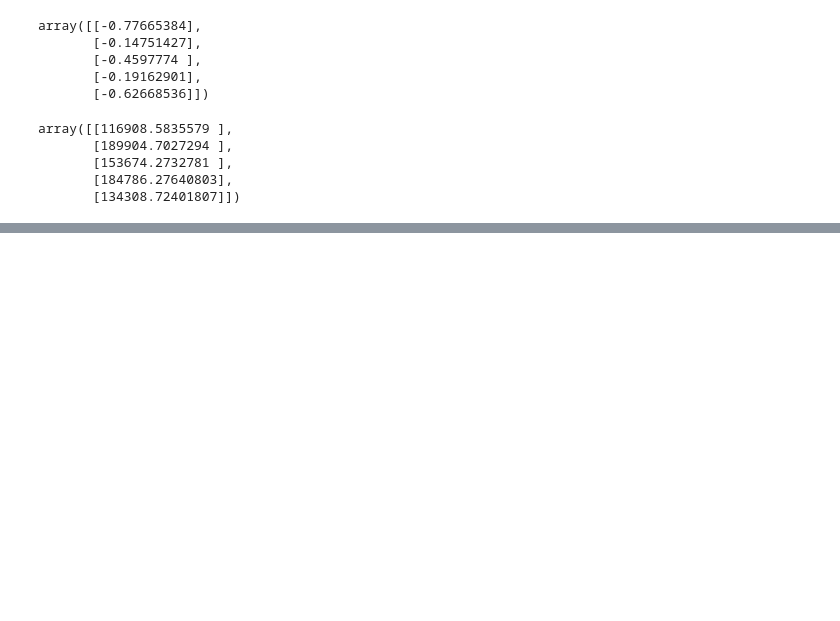
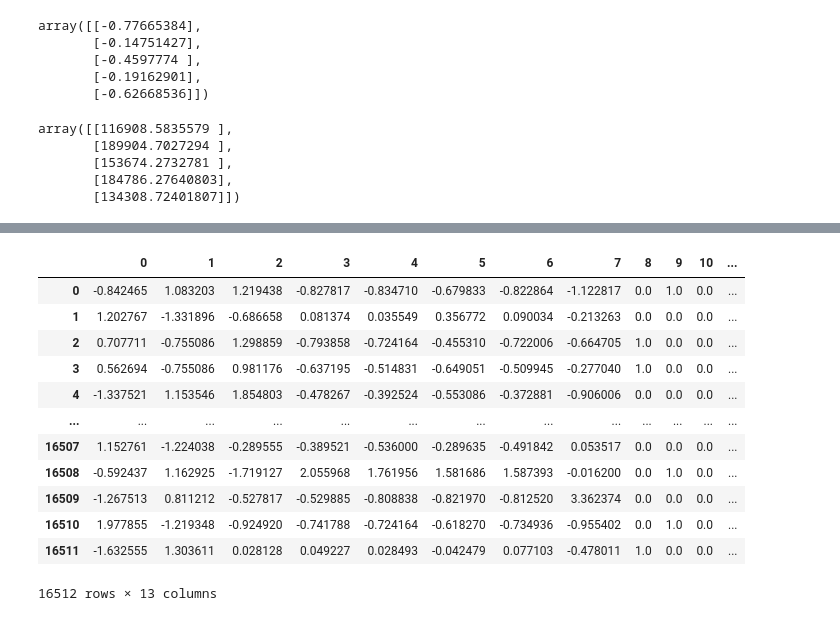
Before and after one commit to misrapk/Complete-Data-Science-and-ML-Preparation, a Jupyter notebook: Projects/01HousingPrice.ipynb, the cells around one changed output, grey strips where cells are left out. Cells and saved outputs as stored; diff of their text form; code cells hidden in the pictures; blank space fills up the shorter version.

```diff
--- a/Projects/01HousingPrice.ipynb
+++ b/Projects/01HousingPrice.ipynb
@@ -653,0 +673,21 @@ array([[116908.5835579 ],
+# %%
+#single transformer to handle both categorical and numerical columns
+"""Use ColumnTransformer == it apply num and cat pipeline"""
+from sklearn.compose import ColumnTransformer
+from sklearn.pipeline import make_pipeline
+
+num_attributes = ["longitude", "latitude", "housing_median_age", "total_rooms",
+                  "total_bedrooms", "population", "households", "median_income"]
+cat_attributes = ["ocean_proximity"]
+
+cat_pipeline = make_pipeline(
+    SimpleImputer(strategy="most_frequent"),
+    OneHotEncoder(handle_unknown="ignore")
+)
+preprocessing = ColumnTransformer([
+    ("num", num_pipeline, num_attributes),
+    ("cat", cat_pipeline, cat_attributes),
+])
+# %%
+housing_prepared = preprocessing.fit_transform(housing)
+housing_prepared
@@ -653,0 +725,16 @@ array([[116908.5835579 ],
+# %%
+pd.DataFrame(housing_prepared)
+# %% [output]
+|  | 0 | 1 | 2 | 3 | 4 | 5 | 6 | 7 | 8 | 9 | 10 | ... |
+| 0 | -0.842465 | 1.083203 | 1.219438 | -0.827817 | -0.834710 | -0.679833 | -0.822864 | -1.122817 | 0.0 | 1.0 | 0.0 | ... |
+| 1 | 1.202767 | -1.331896 | -0.686658 | 0.081374 | 0.035549 | 0.356772 | 0.090034 | -0.213263 | 0.0 | 0.0 | 0.0 | ... |
+| 2 | 0.707711 | -0.755086 | 1.298859 | -0.793858 | -0.724164 | -0.455310 | -0.722006 | -0.664705 | 1.0 | 0.0 | 0.0 | ... |
+| 3 | 0.562694 | -0.755086 | 0.981176 | -0.637195 | -0.514831 | -0.649051 | -0.509945 | -0.277040 | 1.0 | 0.0 | 0.0 | ... |
+| 4 | -1.337521 | 1.153546 | 1.854803 | -0.478267 | -0.392524 | -0.553086 | -0.372881 | -0.906006 | 0.0 | 0.0 | 0.0 | ... |
+| ... | ... | ... | ... | ... | ... | ... | ... | ... | ... | ... | ... | ... |
+| 16507 | 1.152761 | -1.224038 | -0.289555 | -0.389521 | -0.536000 | -0.289635 | -0.491842 | 0.053517 | 0.0 | 0.0 | 0.0 | ... |
+| 16508 | -0.592437 | 1.162925 | -1.719127 | 2.055968 | 1.761956 | 1.581686 | 1.587393 | -0.016200 | 0.0 | 1.0 | 0.0 | ... |
+| 16509 | -1.267513 | 0.811212 | -0.527817 | -0.529885 | -0.808838 | -0.821970 | -0.812520 | 3.362374 | 0.0 | 0.0 | 0.0 | ... |
+| 16510 | 1.977855 | -1.219348 | -0.924920 | -0.741788 | -0.724164 | -0.618270 | -0.734936 | -0.955402 | 0.0 | 1.0 | 0.0 | ... |
+| 16511 | -1.632555 | 1.303611 | 0.028128 | 0.049227 | 0.028493 | -0.042479 | 0.077103 | -0.478011 | 1.0 | 0.0 | 0.0 | ... |
+16512 rows × 13 columns
```
Also changed, not shown: parts of 43 cells of this notebook.
